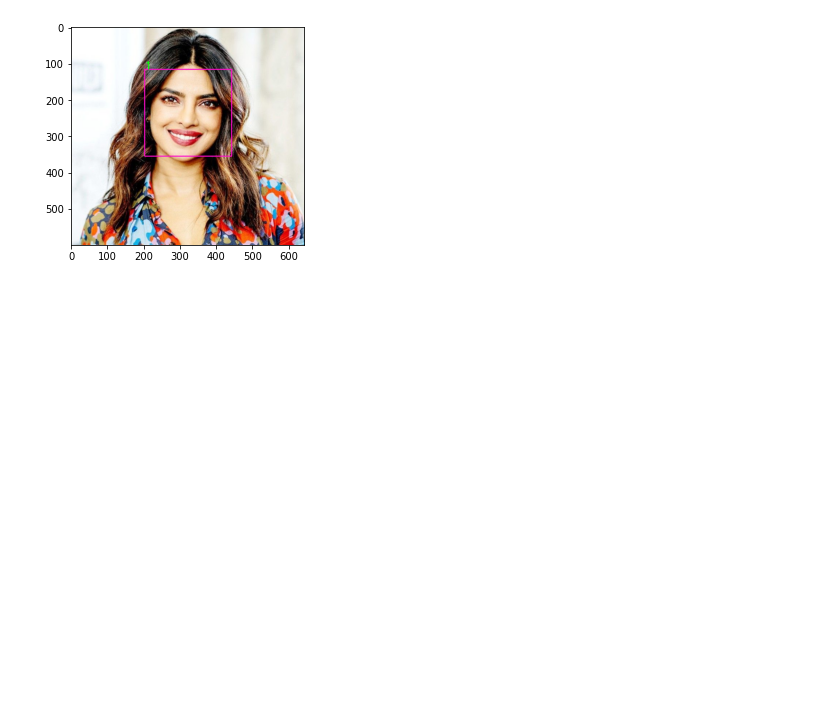
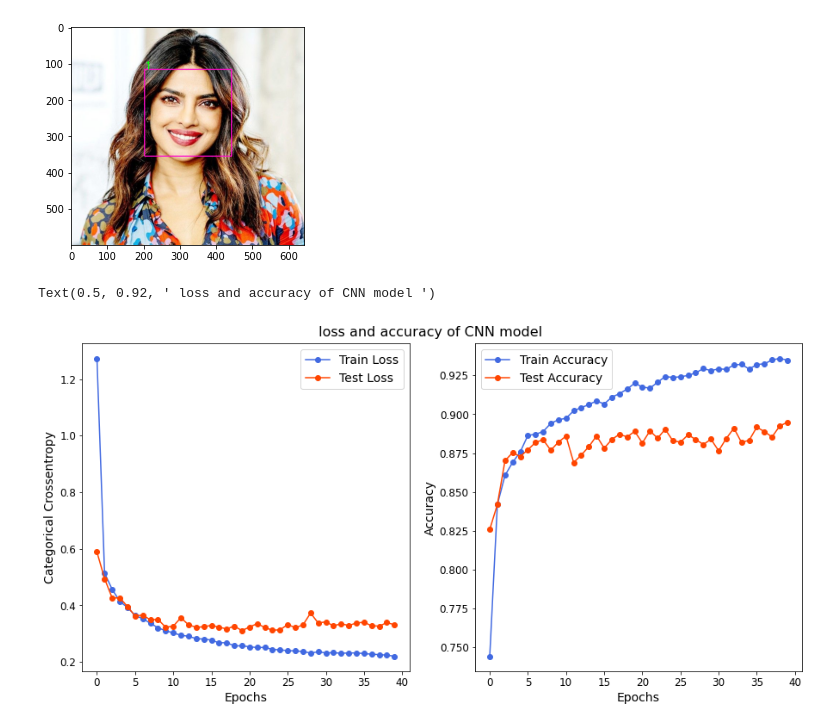
Before and after one commit to omarhisham007/Deep-Learning, a Jupyter notebook: gender_model.ipynb, the cells around one changed output. Cells and saved outputs as stored; diff of their text form; code cells hidden in the pictures; blank space fills up the shorter version.

```diff
--- a/gender_model.ipynb
+++ b/gender_model.ipynb
@@ -275,3 +275,29 @@ plt.imshow(cv2.cvtColor(test_image, cv2.COLOR_BGR2RGB))
 1: female
 <matplotlib.image.AxesImage at 0x...>
 [figure]
+# %%
+# The train and Test loss and accuracy
+train_loss = save.history['loss']
+test_loss = save.history['val_loss']
+train_accuracy = save.history['accuracy']
+test_accuracy = save.history['val_accuracy']
+
+# Plotting
+fig, ax = plt.subplots(ncols=2, figsize=(15,7))
+ax = ax.ravel()
+ax[0].plot(train_loss, label='Train Loss', color='royalblue', marker='o', markersize=6)
+ax[0].plot(test_loss, label='Test Loss', color = 'orangered', marker='o', markersize=6)
+ax[0].set_xlabel('Epochs', fontsize=14)
+ax[0].set_ylabel('Categorical Crossentropy', fontsize=14)
+ax[0].legend(fontsize=14)
+ax[0].tick_params(axis='both', labelsize=12)
+ax[1].plot(train_accuracy, label='Train Accuracy', color='royalblue', marker='o', markersize=6)
+ax[1].plot(test_accuracy, label='Test Accuracy', color='orangered', marker='o', markersize=6)
+ax[1].set_xlabel('Epochs', fontsize=14)
+ax[1].set_ylabel('Accuracy', fontsize=14)
+ax[1].legend(fontsize=14)
+ax[1].tick_params(axis='both', labelsize=12)
+fig.suptitle(x=0.5, y=0.92, t=" loss and accuracy of CNN model ", fontsize=16)
+# %% [output]
+Text(0.5, 0.92, ' loss and accuracy of CNN model ')
+[figure, added]
```
